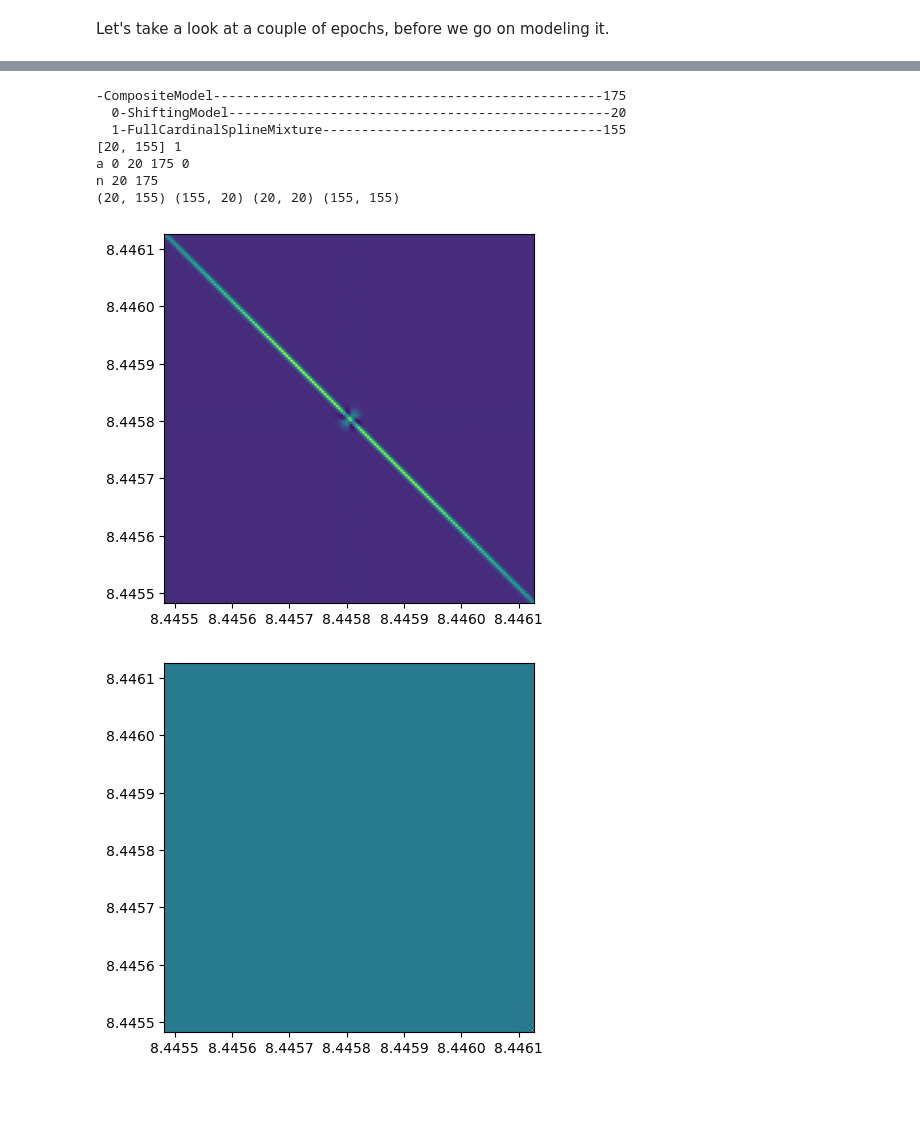
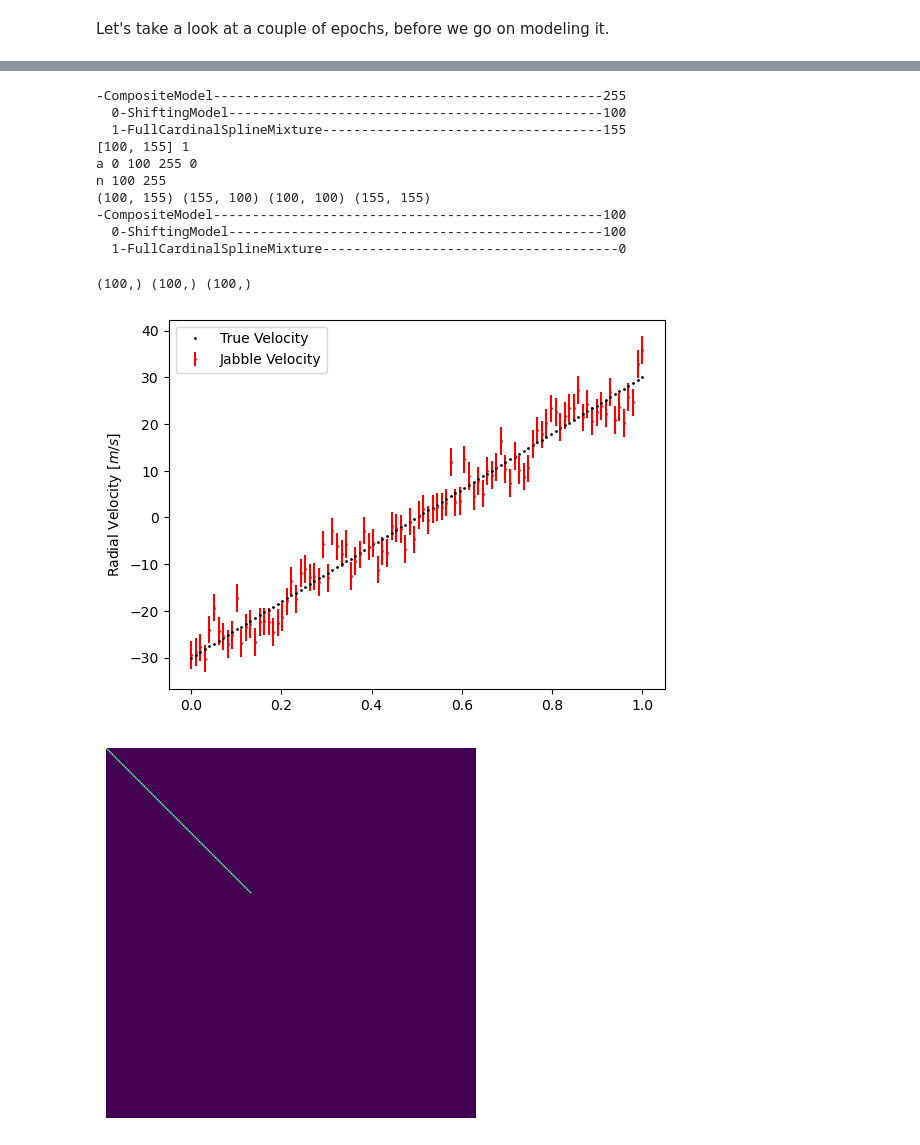
Before and after one commit to mdd423/wobble_jax, a Jupyter notebook: notebooks/01-testdata.ipynb, the cells around one changed output, grey strips where cells are left out. Drawn from its saved outputs; the diff is of its cells as text; code cells hidden in the pictures; blank space fills up the shorter version.

```diff
--- a/notebooks/01-testdata.ipynb
+++ b/notebooks/01-testdata.ipynb
@@ -63,8 +63,8 @@ def create_dataset(x_grid, shifts, line, depth, snr, resolution):
 Here we define the parameters of the data, we will generate. This includes the resolution of the spectrograph, signal to noise ratio, number of epochs, and number of telluric and stellar spectral lines.
 # %%
 resolution = 120_000
-snr = 50
-epoches = 20
+snr = 500
+epoches = 100
 
 dx = jabble.physics.delta_x(2 * resolution)
 lmin = 4654
@@ -145,8 +145,8 @@ def get_model(dataset,resolution,p_val,vel_padding,init_rvs):
     return model
 # %%
 def train_cycle(model, dataset, loss, device_store, device_op, batch_size):
-    options = {"maxiter": 8,\
-               "factr": 10.0,\
+    options = {"maxiter": 512,\
+               "factr": 1.0,\
               }
 
     # Fit Stellar & Telluric Template
@@ -291,17 +291,40 @@ plt.show()
 f_info = model.fischer_full(dataset, cpus[0])
 reduce_index = [1]
 reduce_info = model.reduce_fischer(f_info,reduce_index)
+rv_err = jabble.quickplay.get_RV_sigmas(model, dataset, rv_ind = [0],device=cpus[0])
 # %% [output]
--CompositeModel--------------------------------------------------175
-  0-ShiftingModel-------------------------------------------------20
+-CompositeModel--------------------------------------------------255
+  0-ShiftingModel------------------------------------------------100
   1-FullCardinalSplineMixture------------------------------------155
-[20, 155] 1
-a 0 20 175 0
-n 20 175
-(20, 155) (155, 20) (20, 20) (155, 155)
+[100, 155] 1
+a 0 100 255 0
+n 100 255
+(100, 155) (155, 100) (100, 100) (155, 155)
+-CompositeModel--------------------------------------------------100
+  0-ShiftingModel------------------------------------------------100
+  1-FullCardinalSplineMixture--------------------------------------0
 # %%
-plt.imshow(reduce_info.transpose(),extent=(x_grid.min(),x_grid.max(),x_grid.min(),x_grid.max()))
+tspace = np.linspace(0,1,len(velocities))
+print(tspace.shape,velocities.shape,model[0].p.shape)
+
+temp_vel = (jabble.physics.velocities(model[0].p)*u.m/u.s - guess_vel).to(u.m/u.s).value
+temp_vel -= temp_vel.mean()
+plt.errorbar(tspace,temp_vel,yerr=rv_err,fmt='r.',label='Jabble Velocity',ms=2)
+temp_vel = (velocities-guess_vel).to(u.m/u.s).value
+temp_vel -= temp_vel.mean()
+plt.plot(tspace,(velocities-guess_vel).to(u.m/u.s).value,'k.',label='True Velocity',ms=2)
+plt.ylabel('Radial Velocity $[m/s]$')
+plt.legend()
 plt.show()
+
+plt.imshow(f_info.transpose())
+plt.axis('off')
+plt.show()
+
+plt.imshow(reduce_info.transpose())
+plt.axis('off')
+plt.show()
 # %% [output]
+(100,) (100,) (100,)
-[figure, old version]
+[figure, new version]
-[figure, old version]
+[figure, new version]
```
Also changed, not shown: parts of 9 cells of this notebook, 1 other file.
